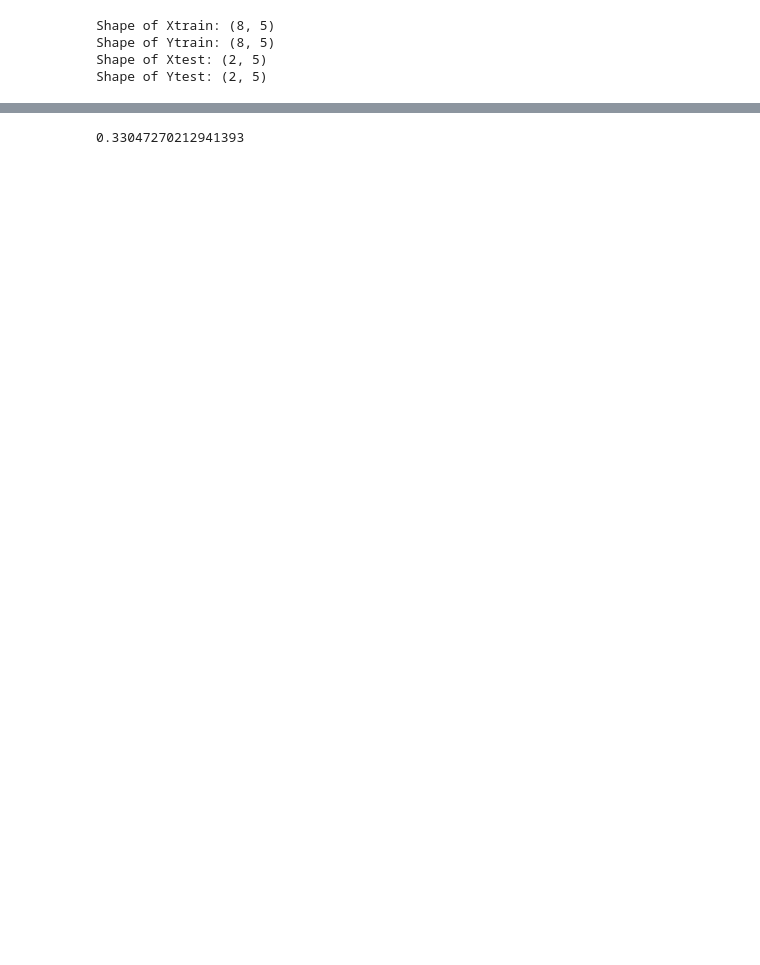
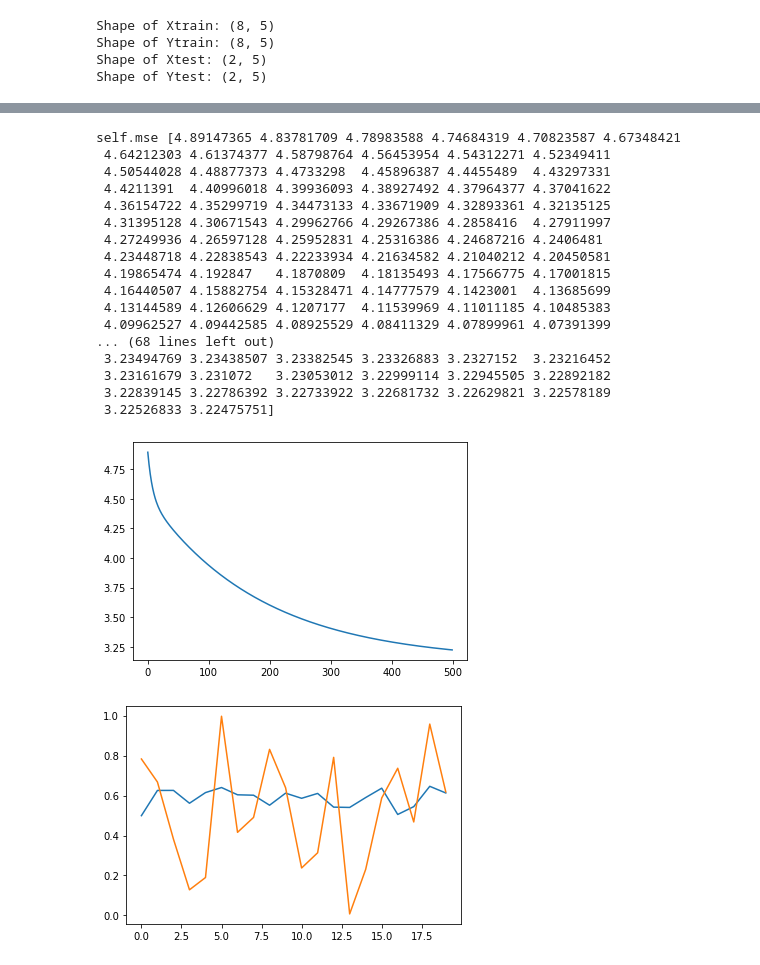
Before and after one commit to dwgoblue/LabOrientation, a Jupyter notebook: ML_Assignment_Jul12020.ipynb, the cells around one changed output, grey strips where cells are left out. Saved outputs shown, nothing was run; the diff lists cells and outputs as text; code cells hidden in the pictures; blank space fills up the shorter version.

Commit message:
Update class Linear Regression

```diff
--- a/ML_Assignment_Jul12020.ipynb
+++ b/ML_Assignment_Jul12020.ipynb
@@ -145,3 +147,12 @@ Shape of Xtrain: (8, 5)
 Shape of Ytrain: (8, 5)
 Shape of Xtest: (2, 5)
 Shape of Ytest: (2, 5)
+# %%
+X = np.random.rand(100,1)
+Y = np.random.rand(100,1)
+res = trainTestSplit(X, Y, subset_size=0.8)
+print('Shape of Xtrain:', res[0].shape)
+print('Shape of Ytrain:', res[1].shape)
+print('Shape of Xtest:', res[2].shape)
+print('Shape of Ytest:', res[3].shape)
+print(X)
@@ -180,31 +209,55 @@ class LinearRegression:
     def RegressionLearning(self):
 
         # Linear regression function
-        def lm(self, X, beta, intercept):
+        def lm(X, beta, intercept):
             yhat = X * beta + intercept
             return yhat
 
         # Learning with regression
-        for i in self.epochs:
+        for i in range(self.epochs):
             ypred= lm(self.dataset['Xtrain'], self.beta, self.intercept)
-            self.mse[i] = np.mean([(y1-y2)**2 for y1, y2 in zip(ypred, self.dataset['Ytrain'])])
-            dB = self.dataset['Xtrain'] * (ypred - self.dataset['Ytrain'])
+            dB1 = np.mean([(y1-y2) for y1, y2 in zip(ypred, self.dataset['Ytrain'])])
+            dB2 = np.mean([xi*(y1-y2) for y1, y2, xi in zip(ypred, self.dataset['Ytrain'], self.dataset['Xtrain'])])
+            self.mse[i] = 0.5*np.sum([(y1-y2)**2 for y1, y2 in zip(ypred, self.dataset['Ytrain'])])
             # Update...
-            self.beta = self.beta - self.alpha*dB
-            self.intercept = self.intercept - self.alpha*dB
+            self.beta = self.beta - self.alpha*dB2
+            self.intercept = self.intercept - self.alpha*dB1
+        print('self.mse', self.mse)
+        plt.plot(self.mse)
+        plt.show()
 
     def Prediction(self):
         # Predict using model
         final_ypred = self.dataset['Xtest'] * self.beta + self.intercept
         # Evaluate model
         r = np.corrcoef(final_ypred, self.dataset['Ytest'])
+        plt.plot(final_ypred)
+        plt.plot(self.dataset['Ytest'])
+        plt.show()
         r2 = r**2
-        mse = np.mean([(y1-y2)**2 for y1, y2 in zip(final_ypred, self.dataset['Ytest'])])
+        mse = 0.5*np.sum([(y1-y2)**2 for y1, y2 in zip(final_ypred, self.dataset['Ytest'])])
         return {"r-value":r, "r2-value":r2, "MSE":mse}
 # %%
 L = LinearRegression(X, Y, subset_size=0.8)
+L.RegressionLearning()
 res = L.Prediction()
+# %% [output]
+self.mse [4.89147365 4.83781709 4.78983588 4.74684319 4.70823587 4.67348421
+ 4.64212303 4.61374377 4.58798764 4.56453954 4.54312271 4.52349411
+ 4.50544028 4.48877373 4.4733298  4.45896387 4.4455489  4.43297331
+ 4.4211391  4.40996018 4.39936093 4.38927492 4.37964377 4.37041622
+ 4.36154722 4.35299719 4.34473133 4.33671909 4.32893361 4.32135125
+ 4.31395128 4.30671543 4.29962766 4.29267386 4.2858416  4.27911997
+ 4.27249936 4.26597128 4.25952831 4.25316386 4.24687216 4.2406481
+ 4.23448718 4.22838543 4.22233934 4.21634582 4.21040212 4.20450581
+ 4.19865474 4.192847   4.1870809  4.18135493 4.17566775 4.17001815
+ 4.16440507 4.15882754 4.15328471 4.14777579 4.1423001  4.13685699
+ 4.13144589 4.12606629 4.1207177  4.11539969 4.11011185 4.10485383
+ 4.09962527 4.09442585 4.08925529 4.08411329 4.07899961 4.07391399
+... (68 lines left out)
+ 3.23494769 3.23438507 3.23382545 3.23326883 3.2327152  3.23216452
+ 3.23161679 3.231072   3.23053012 3.22999114 3.22945505 3.22892182
+ 3.22839145 3.22786392 3.22733922 3.22681732 3.22629821 3.22578189
+ 3.22526833 3.22475751]
+[figure, added]
+[figure, added]
-# %%
-res['MSE']
-# %% [output]
-0.33047270212941393
```
Also changed, not shown: parts of 4 cells of this notebook.
